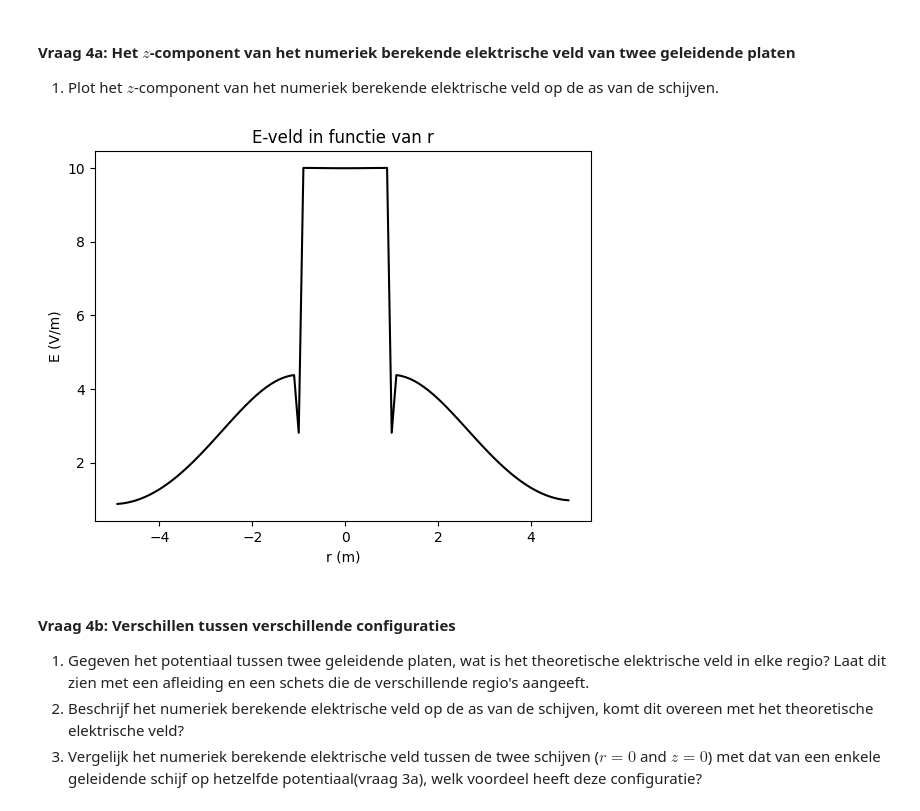
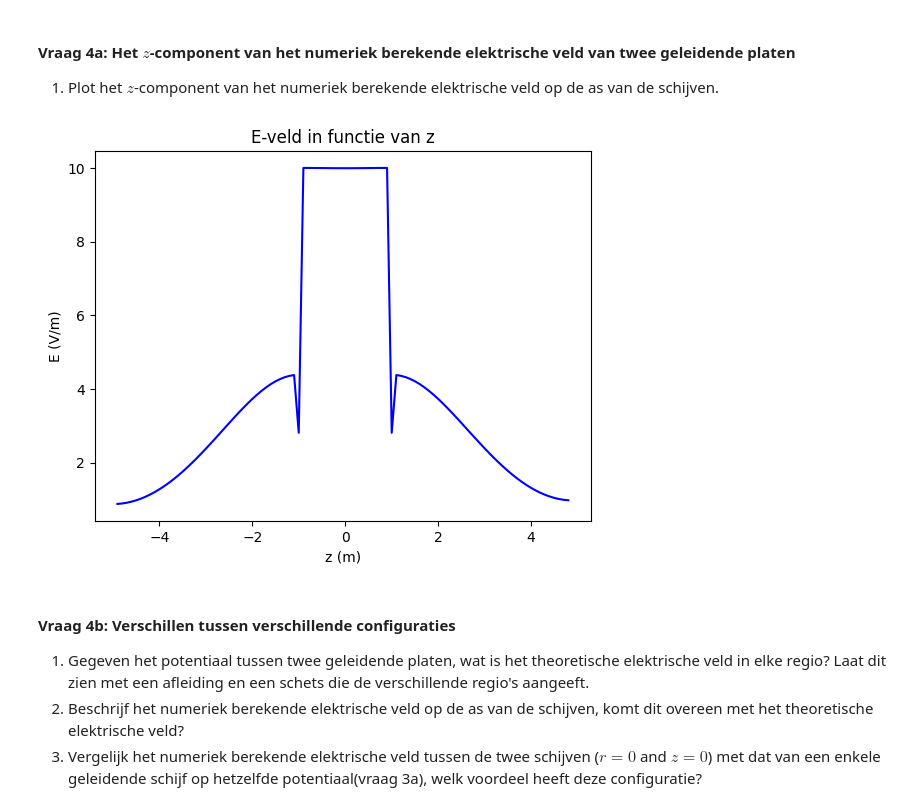
Before and after one commit to korne-Hoendervangers/opdrachten-DEF-D-KorneHoendervangers, a Jupyter notebook: DigitaleOntwerpopdrachten/1CondensatorOpdracht/CondensatorOntwerpopdracht.ipynb, the cells around one changed output. Drawn from its saved outputs; the diff is of its cells as text; code cells hidden in the pictures.

```diff
--- a/DigitaleOntwerpopdrachten/1CondensatorOpdracht/CondensatorOntwerpopdracht.ipynb
+++ b/DigitaleOntwerpopdrachten/1CondensatorOpdracht/CondensatorOntwerpopdracht.ipynb
@@ -351,17 +344,17 @@ plot_results_disk(Ez, Er, normE, V, r, z, grid_step, disk_radius, z_pos_disk1, z
 # %%
 ###
 ###your code here###
-z_comp = normE[:,0]
-r_0 = z_for_E
+z_comp_E = normE[:,0]
+z_0 = z_for_E
 plt.figure()
-plt.plot(r_0, z_comp, "k", label="numeriek veld")
-plt.xlabel("r (m)")
+plt.plot(z_0, z_comp_E, "b", label="numeriek veld")
+plt.xlabel("z (m)")
 plt.ylabel("E (V/m)")
-plt.title("E-veld in functie van r")
+plt.title("E-veld in functie van z")
 plt.show()
 ###
 # %% [output]
-[figure, old version]
+[figure, new version]
 # %% [markdown]
 #### Vraag 4b: Verschillen tussen verschillende configuraties
 
```
Also changed, not shown: parts of 8 cells of this notebook.
